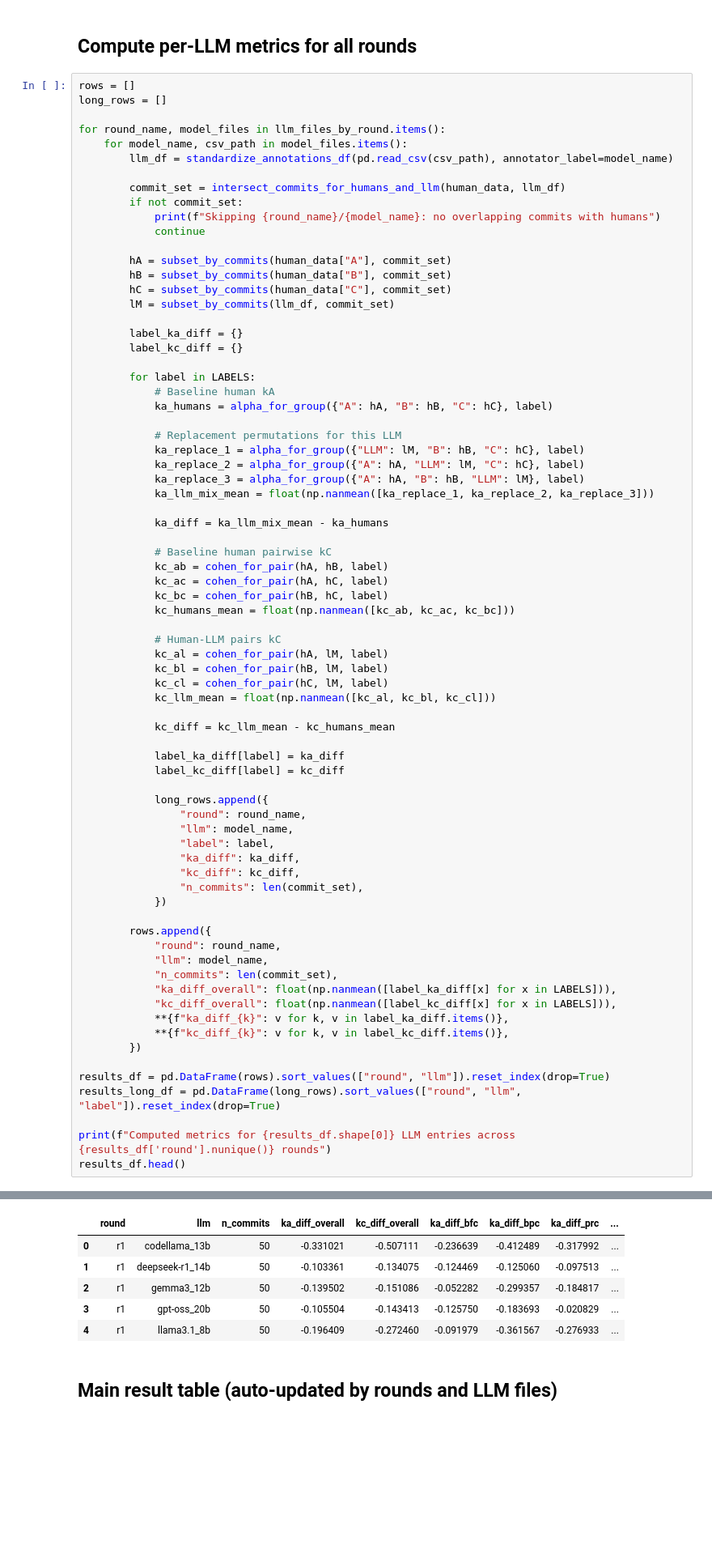
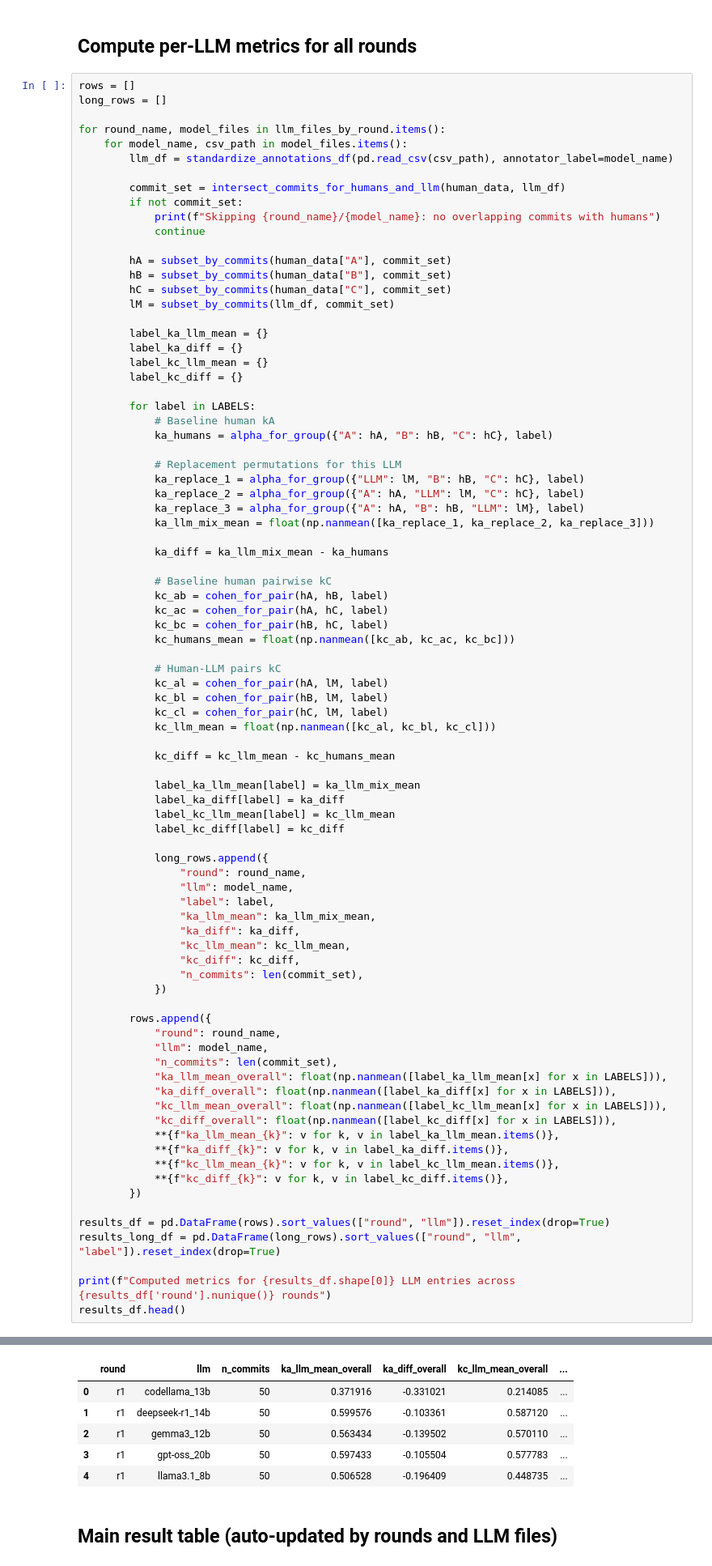
Before and after one commit to Maes95/llm-commit-classification, a Jupyter notebook: analysis/disagreement_analysis.ipynb, the cells around one changed output, grey strips where cells are left out. Shown at 81% size. Cells and saved outputs as stored; diff of their text form; blank space fills up the shorter version.

```diff
--- a/analysis/disagreement_analysis.ipynb
+++ b/analysis/disagreement_analysis.ipynb
@@ -309,7 +311,9 @@ for round_name, model_files in llm_files_by_round.items():
         hC = subset_by_commits(human_data["C"], commit_set)
         lM = subset_by_commits(llm_df, commit_set)
 
+        label_ka_llm_mean = {}
         label_ka_diff = {}
+        label_kc_llm_mean = {}
         label_kc_diff = {}
 
         for label in LABELS:
@@ -338,41 +342,49 @@ for round_name, model_files in llm_files_by_round.items():
 
             kc_diff = kc_llm_mean - kc_humans_mean
 
+            label_ka_llm_mean[label] = ka_llm_mix_mean
             label_ka_diff[label] = ka_diff
+            label_kc_llm_mean[label] = kc_llm_mean
             label_kc_diff[label] = kc_diff
 
             long_rows.append({
                 "round": round_name,
                 "llm": model_name,
                 "label": label,
+                "ka_llm_mean": ka_llm_mix_mean,
                 "ka_diff": ka_diff,
+                "kc_llm_mean": kc_llm_mean,
                 "kc_diff": kc_diff,
                 "n_commits": len(commit_set),
             })
 
         rows.append({
             "round": round_name,
             "llm": model_name,
             "n_commits": len(commit_set),
+            "ka_llm_mean_overall": float(np.nanmean([label_ka_llm_mean[x] for x in LABELS])),
             "ka_diff_overall": float(np.nanmean([label_ka_diff[x] for x in LABELS])),
+            "kc_llm_mean_overall": float(np.nanmean([label_kc_llm_mean[x] for x in LABELS])),
             "kc_diff_overall": float(np.nanmean([label_kc_diff[x] for x in LABELS])),
+            **{f"ka_llm_mean_{k}": v for k, v in label_ka_llm_mean.items()},
             **{f"ka_diff_{k}": v for k, v in label_ka_diff.items()},
+            **{f"kc_llm_mean_{k}": v for k, v in label_kc_llm_mean.items()},
             **{f"kc_diff_{k}": v for k, v in label_kc_diff.items()},
         })
 
 results_df = pd.DataFrame(rows).sort_values(["round", "llm"]).reset_index(drop=True)
 results_long_df = pd.DataFrame(long_rows).sort_values(["round", "llm", "label"]).reset_index(drop=True)
 
 print(f"Computed metrics for {results_df.shape[0]} LLM entries across {results_df['round'].nunique()} rounds")
 results_df.head()
 # %% [output]
 Computed metrics for 18 LLM entries across 2 rounds
-|  | round | llm | n_commits | ka_diff_overall | kc_diff_overall | ka_diff_bfc | ka_diff_bpc | ka_diff_prc | ... |
-| 0 | r1 | codellama_13b | 50 | -0.331021 | -0.507111 | -0.236639 | -0.412489 | -0.317992 | ... |
-| 1 | r1 | deepseek-r1_14b | 50 | -0.103361 | -0.134075 | -0.124469 | -0.125060 | -0.097513 | ... |
-| 2 | r1 | gemma3_12b | 50 | -0.139502 | -0.151086 | -0.052282 | -0.299357 | -0.184817 | ... |
-| 3 | r1 | gpt-oss_20b | 50 | -0.105504 | -0.143413 | -0.125750 | -0.183693 | -0.020829 | ... |
-| 4 | r1 | llama3.1_8b | 50 | -0.196409 | -0.272460 | -0.091979 | -0.361567 | -0.276933 | ... |
+|  | round | llm | n_commits | ka_llm_mean_overall | ka_diff_overall | kc_llm_mean_overall | ... |
+| 0 | r1 | codellama_13b | 50 | 0.371916 | -0.331021 | 0.214085 | ... |
+| 1 | r1 | deepseek-r1_14b | 50 | 0.599576 | -0.103361 | 0.587120 | ... |
+| 2 | r1 | gemma3_12b | 50 | 0.563434 | -0.139502 | 0.570110 | ... |
+| 3 | r1 | gpt-oss_20b | 50 | 0.597433 | -0.105504 | 0.577783 | ... |
+| 4 | r1 | llama3.1_8b | 50 | 0.506528 | -0.196409 | 0.448735 | ... |
 # %% [markdown]
 ## Main result table (auto-updated by rounds and LLM files)
 # %%
```
Also changed, not shown: parts of 3 cells of this notebook.
